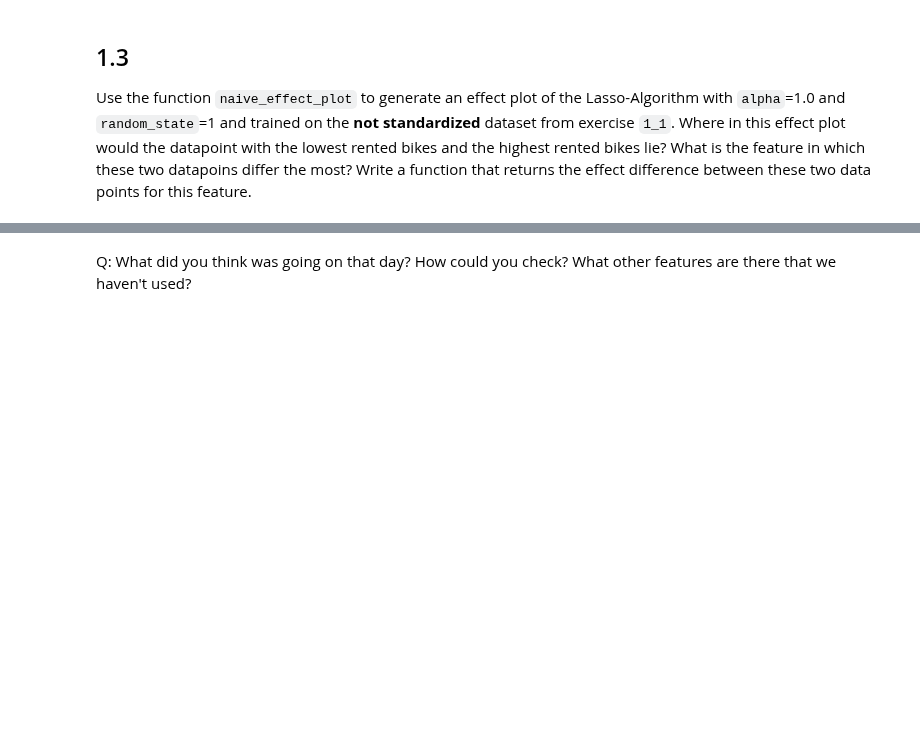
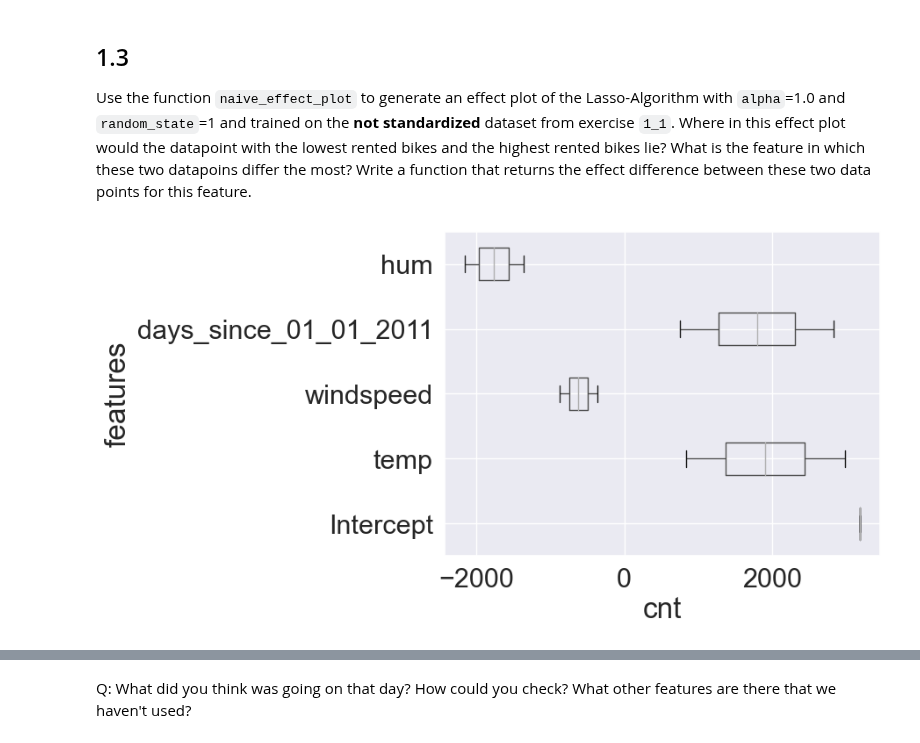
Before and after one commit to sujitdebnath/fau-xml-exercises-ss23, a Jupyter notebook: xml_ce1/ce1.ipynb, the cells around one changed output, grey strips where cells are left out. Cells and saved outputs as stored; diff of their text form; code cells hidden in the pictures; blank space fills up the shorter version.

```diff
--- a/xml_ce1/ce1.ipynb
+++ b/xml_ce1/ce1.ipynb
@@ -469,10 +469,12 @@ def naive_effect_plot(X, y, coef):
     plt.show()
 # %%
 #TODO: uncomment this
-#X, y = ex_1_1(False)
-#_, coef = ex_1_2(1.0, False)
+X, y = ex_1_1(False)
+_, coef = ex_1_2(1.0, False)
 
-#naive_effect_plot(X, y, coef)
+naive_effect_plot(X, y, coef)
+# %% [output]
+[figure, added]
 # %%
 def ex_1_3() -> float:
     X, y = ex_1_1(False)
```
Also changed, not shown: parts of 7 cells of this notebook, 1 other file.
